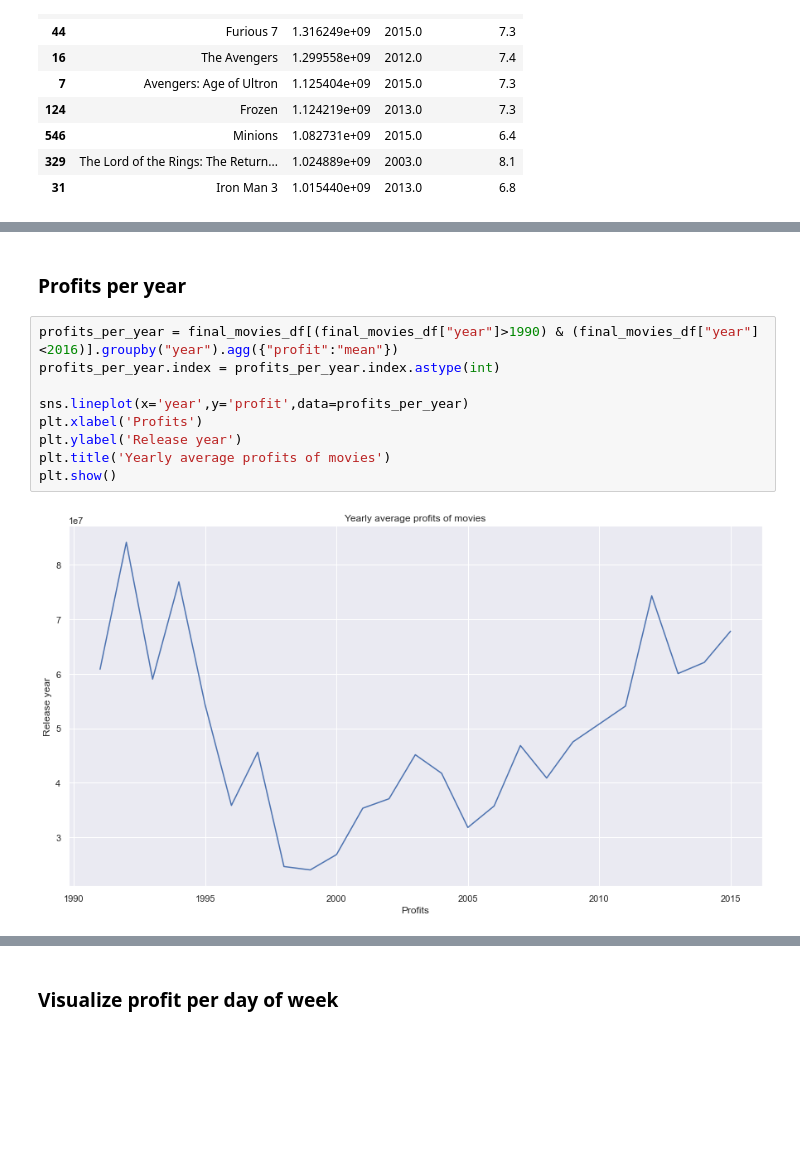
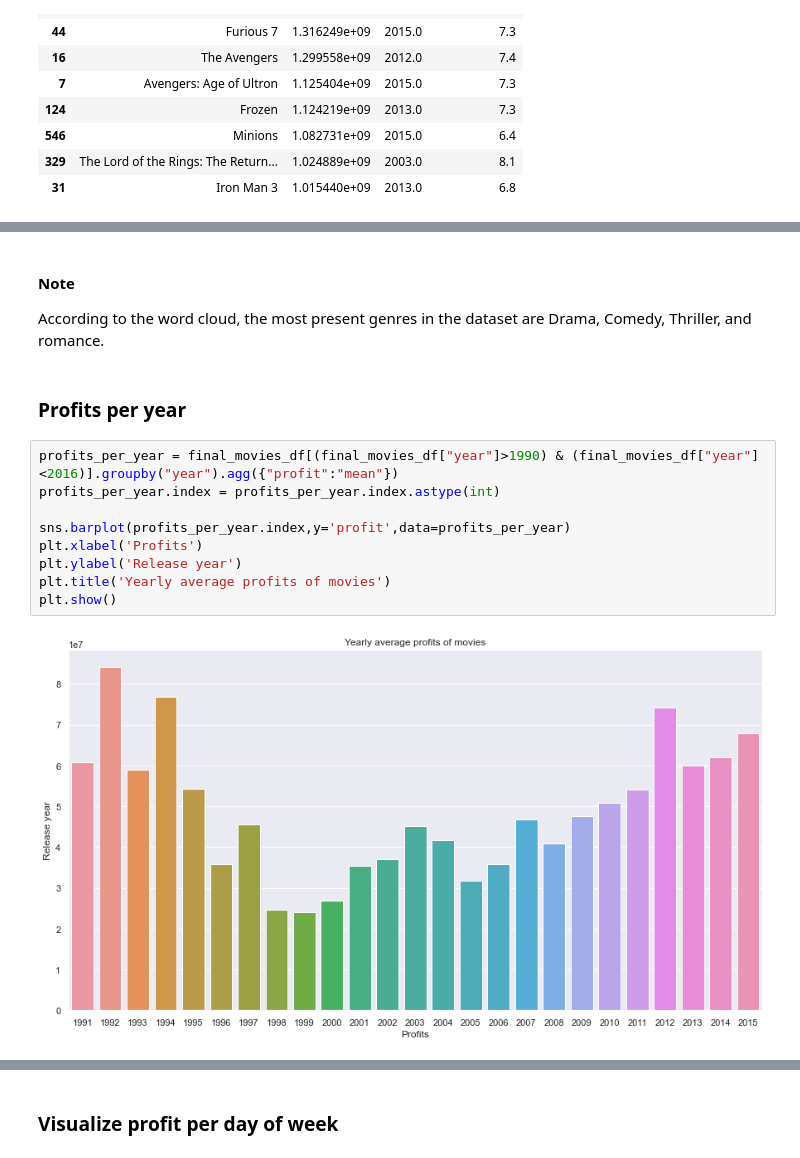
Before and after one commit to zqngetsu96/DataInsight_Assignments_and_projects, a Jupyter notebook: Capstone/TMDB-5000 EDA.ipynb, the cells around one changed output, grey strips where cells are left out. Saved outputs shown, nothing was run; the diff lists cells and outputs as text; blank space fills up the shorter version.

```diff
--- a/Capstone/TMDB-5000 EDA.ipynb
+++ b/Capstone/TMDB-5000 EDA.ipynb
@@ -197,13 +246,16 @@ most_profits[['title','profit','year','vote_average']]
+# %% [markdown]
+#### Note
+According to the word cloud, the most present genres in the dataset are Drama, Comedy, Thriller, and romance.
 # %% [markdown]
 ### Profits per year
 # %%
 profits_per_year = final_movies_df[(final_movies_df["year"]>1990) & (final_movies_df["year"] <2016)].groupby("year").agg({"profit":"mean"})
 profits_per_year.index = profits_per_year.index.astype(int)
 
-sns.lineplot(x='year',y='profit',data=profits_per_year)
+sns.barplot(profits_per_year.index,y='profit',data=profits_per_year)
 plt.xlabel('Profits')
 plt.ylabel('Release year')
 plt.title('Yearly average profits of movies')
 plt.show()
 # %% [output]
-[figure, old version]
+[figure, new version]
```
Also changed, not shown: parts of 30 cells of this notebook.
